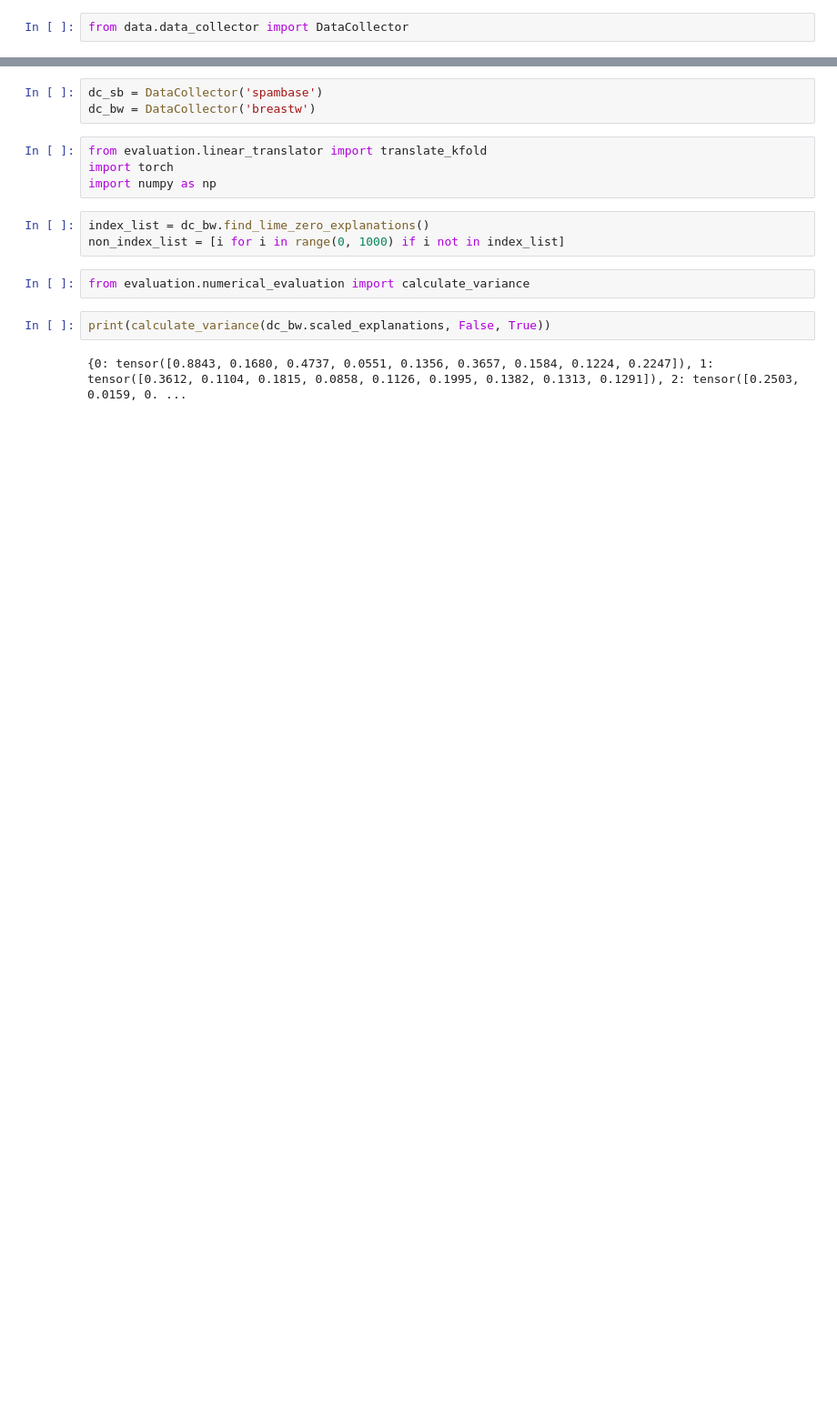
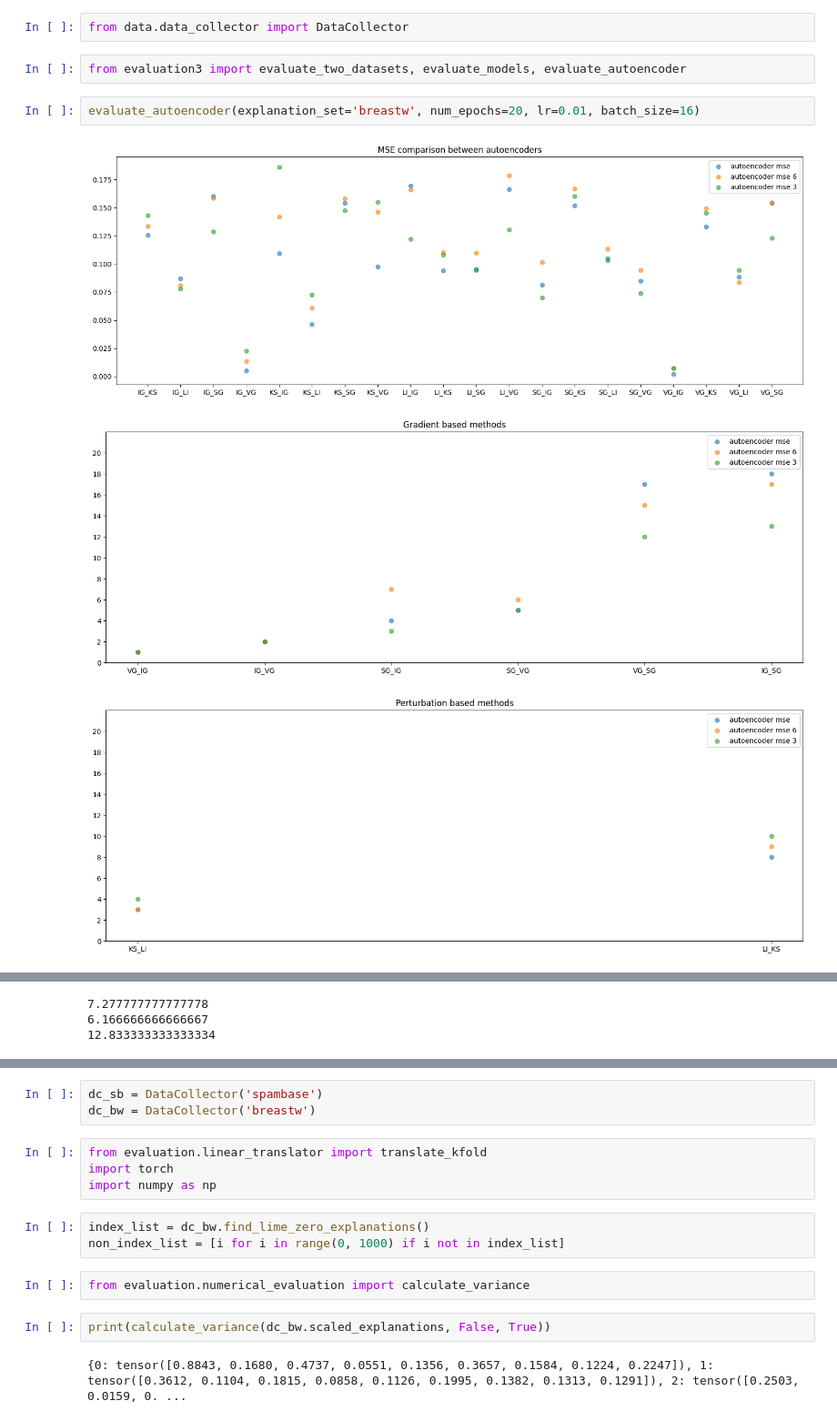
Before and after one commit to ekunigk/BA_Disagreement_Problem, a Jupyter notebook: tests.ipynb, the cells around one changed output, grey strips where cells are left out. Shown at 91% size. Saved outputs shown, nothing was run; the diff lists cells and outputs as text; blank space fills up the shorter version.

Commit message:
evaluation 3 + autoencoder changes

```diff
--- a/tests.ipynb
+++ b/tests.ipynb
@@ -1,2 +1,10 @@
 # %%
 from data.data_collector import DataCollector
+# %%
+from evaluation3 import evaluate_two_datasets, evaluate_models, evaluate_autoencoder
+# %%
+evaluate_autoencoder(explanation_set='breastw', num_epochs=20, lr=0.01, batch_size=16)
+# %% [output]
+[figure, added]
+[figure, added]
+[figure, added]
@@ -2,0 +12,3 @@ from data.data_collector import DataCollector
+7.277777777777778
+6.166666666666667
+12.833333333333334
```
Also changed, not shown: parts of 27 cells of this notebook, 6 other files.
